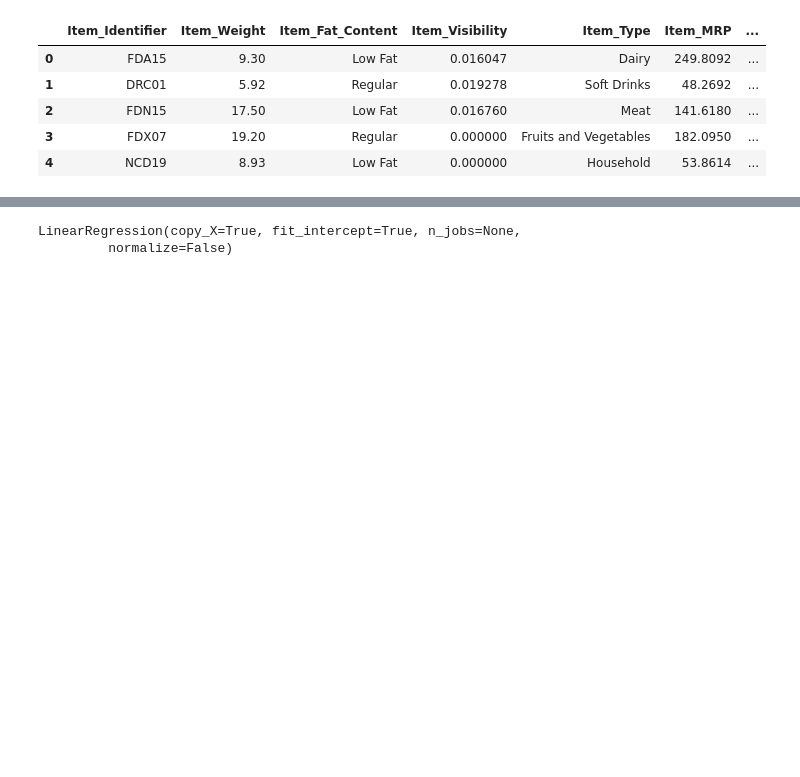
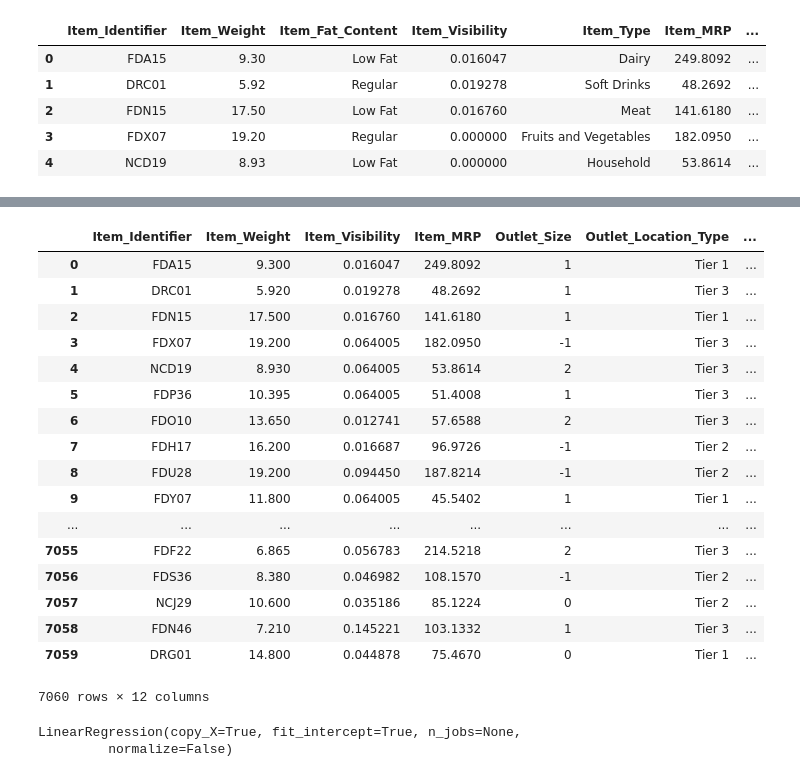
Before and after one commit to loksoni/MachineLearning, a Jupyter notebook: Big Mart/Big Mart.ipynb, the cells around one changed output, grey strips where cells are left out. Drawn from its saved outputs; the diff is of its cells as text; code cells hidden in the pictures; blank space fills up the shorter version.

```diff
--- a/Big Mart/Big Mart.ipynb
+++ b/Big Mart/Big Mart.ipynb
@@ -140,5 +148,4 @@ Text(0,0.5,'Sales Count')
 df['Type'] = df['Item_Identifier'].apply(lambda x:x[:2])
 df['Type'] = df['Type'].map({'FD':'1','DR':'2','NC':'3'})
 # %%
-df['Item_Fat_Content'] = df['Item_Fat_Content'].map({'Low Fat':0,'Regular':1})
 df['OL_Type'] = df['Outlet_Location_Type'].map({'Tier 1':1,'Tier 2':2,'Tier 3':3})
@@ -154 +152,23 @@ df.head()
+# %%
+df['O_Type'].replace(-1,np.nan)
+df.dropna(axis=0)
+# %% [output]
+|  | Item_Identifier | Item_Weight | Item_Visibility | Item_MRP | Outlet_Size | Outlet_Location_Type | ... |
+| 0 | FDA15 | 9.300 | 0.016047 | 249.8092 | 1 | Tier 1 | ... |
+| 1 | DRC01 | 5.920 | 0.019278 | 48.2692 | 1 | Tier 3 | ... |
+| 2 | FDN15 | 17.500 | 0.016760 | 141.6180 | 1 | Tier 1 | ... |
+| 3 | FDX07 | 19.200 | 0.064005 | 182.0950 | -1 | Tier 3 | ... |
+| 4 | NCD19 | 8.930 | 0.064005 | 53.8614 | 2 | Tier 3 | ... |
+| 5 | FDP36 | 10.395 | 0.064005 | 51.4008 | 1 | Tier 3 | ... |
+| 6 | FDO10 | 13.650 | 0.012741 | 57.6588 | 2 | Tier 3 | ... |
+| 7 | FDH17 | 16.200 | 0.016687 | 96.9726 | -1 | Tier 2 | ... |
+| 8 | FDU28 | 19.200 | 0.094450 | 187.8214 | -1 | Tier 2 | ... |
+| 9 | FDY07 | 11.800 | 0.064005 | 45.5402 | 1 | Tier 1 | ... |
+| ... | ... | ... | ... | ... | ... | ... | ... |
+| 7055 | FDF22 | 6.865 | 0.056783 | 214.5218 | 2 | Tier 3 | ... |
+| 7056 | FDS36 | 8.380 | 0.046982 | 108.1570 | -1 | Tier 2 | ... |
+| 7057 | NCJ29 | 10.600 | 0.035186 | 85.1224 | 0 | Tier 2 | ... |
+| 7058 | FDN46 | 7.210 | 0.145221 | 103.1332 | 1 | Tier 3 | ... |
+| 7059 | DRG01 | 14.800 | 0.044878 | 75.4670 | 0 | Tier 1 | ... |
+7060 rows × 12 columns
 # %%
```
Also changed, not shown: parts of 28 cells of this notebook.
